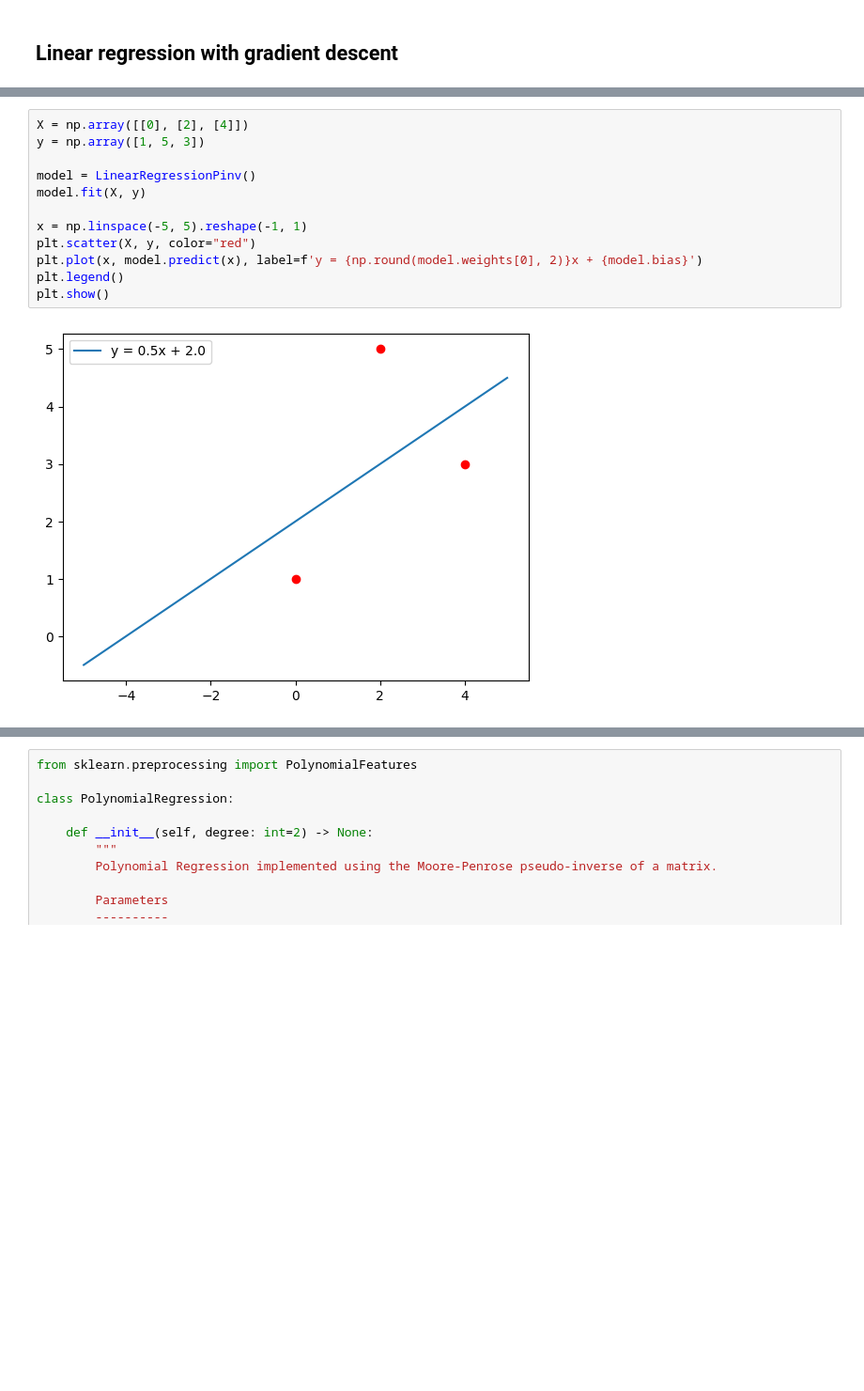
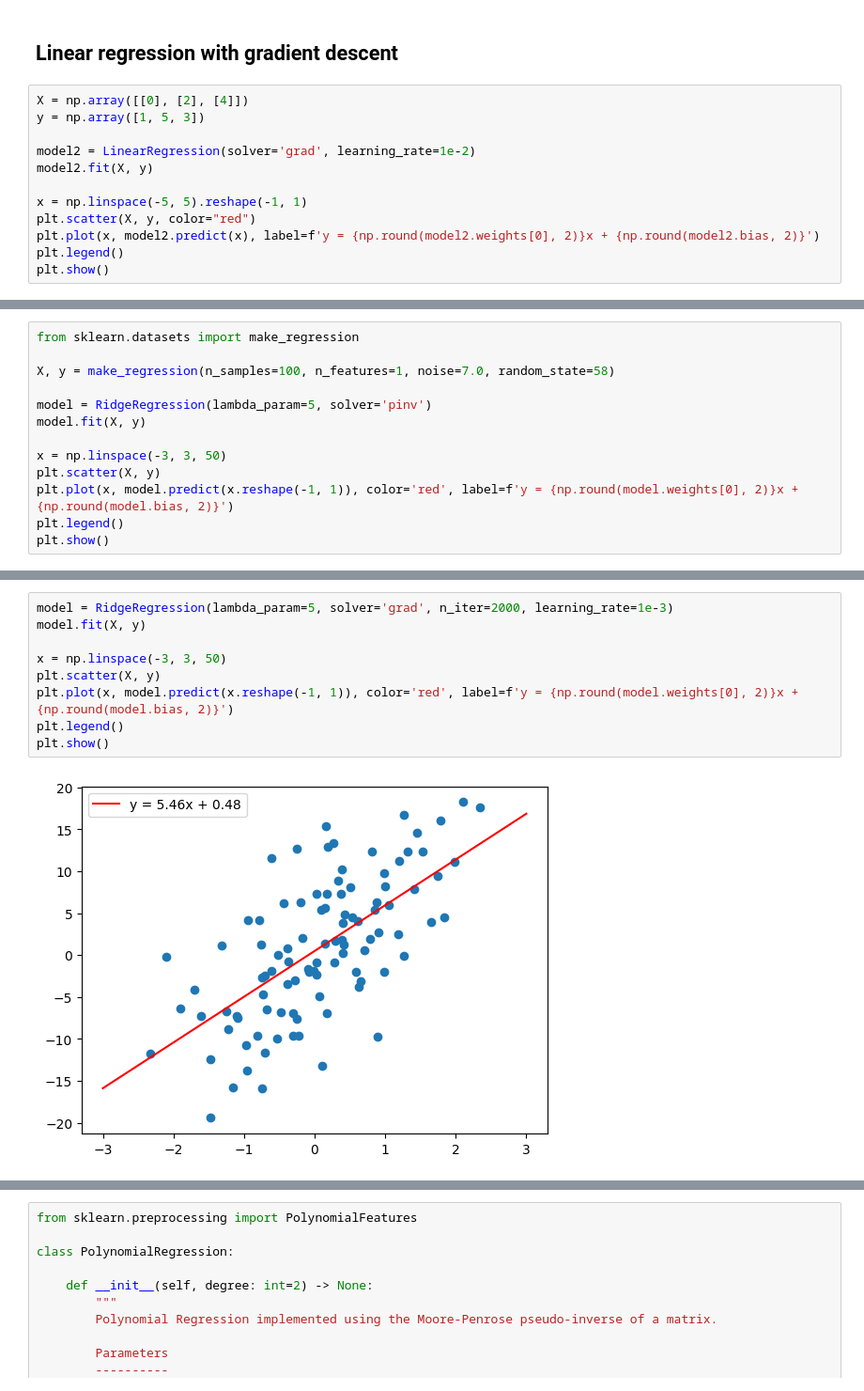
Before and after one commit to daredevil9215/MLFS, a Jupyter notebook: LinearRegression.ipynb, the cells around one changed output, grey strips where cells are left out. Shown at 94% size. Drawn from its saved outputs; the diff is of its cells as text; blank space fills up the shorter version.

Commit message:
style: updated LinearRegression cells

```diff
--- a/LinearRegression.ipynb
+++ b/LinearRegression.ipynb
@@ -186,2 +204,14 @@ class LinearRegressionPinv:
 # %% [markdown]
 ## Linear regression with gradient descent
+# %%
+X = np.array([[0], [2], [4]])
+y = np.array([1, 5, 3])
+
+model2 = LinearRegression(solver='grad', learning_rate=1e-2)
+model2.fit(X, y)
+
+x = np.linspace(-5, 5).reshape(-1, 1)
+plt.scatter(X, y, color="red")
+plt.plot(x, model2.predict(x), label=f'y = {np.round(model2.weights[0], 2)}x + {np.round(model2.bias, 2)}')
+plt.legend()
+plt.show()
@@ -350,0 +378,13 @@ class RidgeRegressionPinv:
+# %%
+from sklearn.datasets import make_regression
+
+X, y = make_regression(n_samples=100, n_features=1, noise=7.0, random_state=58)
+
+model = RidgeRegression(lambda_param=5, solver='pinv')
+model.fit(X, y)
+
+x = np.linspace(-3, 3, 50)
+plt.scatter(X, y)
+plt.plot(x, model.predict(x.reshape(-1, 1)), color='red', label=f'y = {np.round(model.weights[0], 2)}x + {np.round(model.bias, 2)}')
+plt.legend()
+plt.show()
@@ -351,14 +395,11 @@ class RidgeRegressionPinv:
 # %%
-X = np.array([[0], [2], [4]])
-y = np.array([1, 5, 3])
-
-model = LinearRegressionPinv()
+model = RidgeRegression(lambda_param=5, solver='grad', n_iter=2000, learning_rate=1e-3)
 model.fit(X, y)
 
-x = np.linspace(-5, 5).reshape(-1, 1)
-plt.scatter(X, y, color="red")
-plt.plot(x, model.predict(x), label=f'y = {np.round(model.weights[0], 2)}x + {model.bias}')
+x = np.linspace(-3, 3, 50)
+plt.scatter(X, y)
+plt.plot(x, model.predict(x.reshape(-1, 1)), color='red', label=f'y = {np.round(model.weights[0], 2)}x + {np.round(model.bias, 2)}')
 plt.legend()
 plt.show()
 # %% [output]
-[figure, old version]
+[figure, new version]
```
Also changed, not shown: parts of 22 cells of this notebook.
